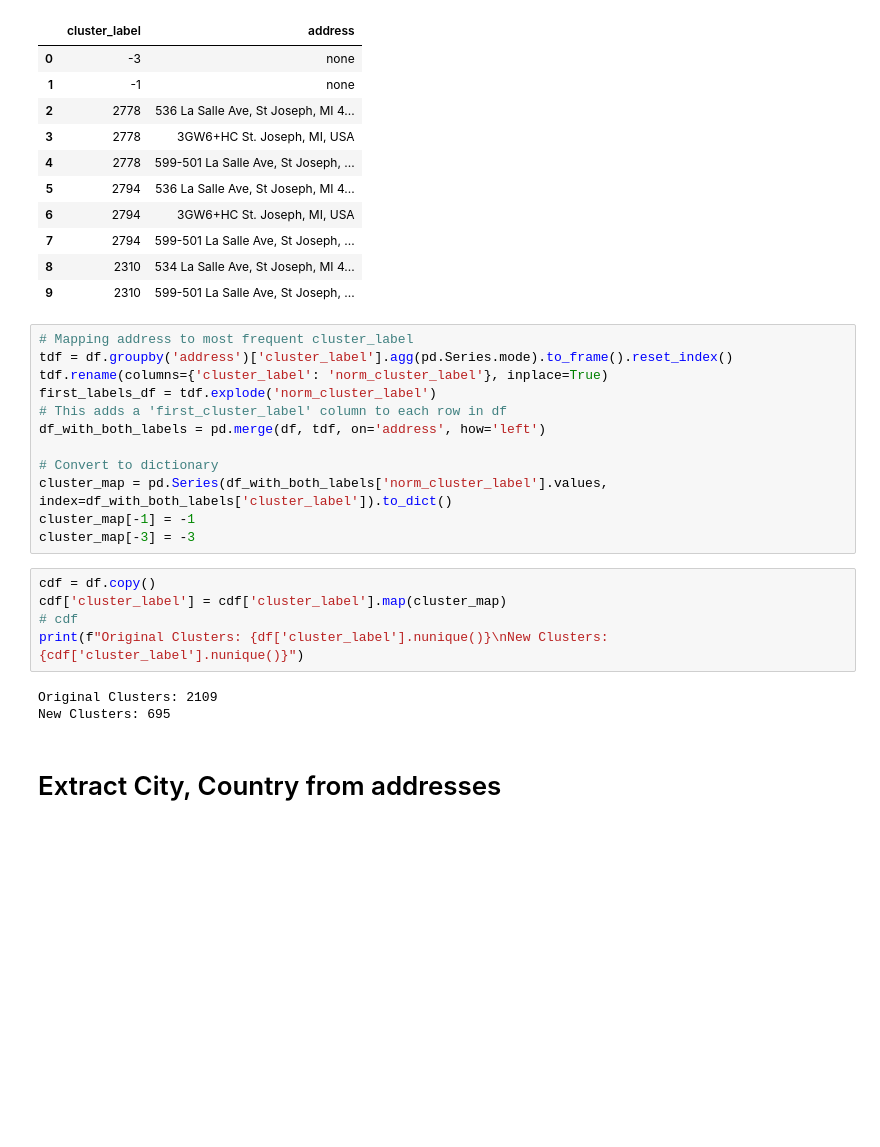
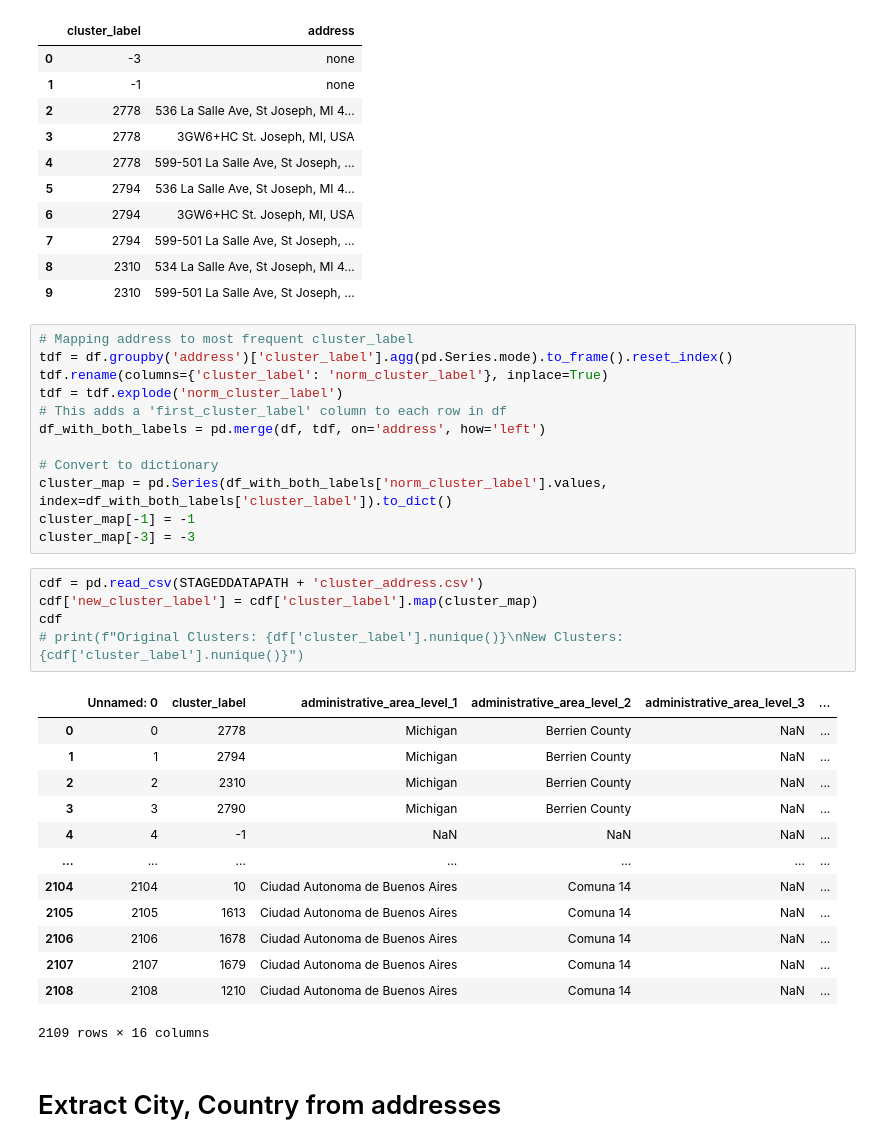
Before and after one commit to johnryanmcnally/tile_tracker_pipeline, a Jupyter notebook: data_handling/tile_data_playground.ipynb, the cells around one changed output. Saved outputs shown, nothing was run; the diff lists cells and outputs as text; blank space fills up the shorter version.

```diff
--- a/data_handling/tile_data_playground.ipynb
+++ b/data_handling/tile_data_playground.ipynb
@@ -48,7 +48,7 @@ df.head(10)
 # Mapping address to most frequent cluster_label
 tdf = df.groupby('address')['cluster_label'].agg(pd.Series.mode).to_frame().reset_index()
 tdf.rename(columns={'cluster_label': 'norm_cluster_label'}, inplace=True)
-first_labels_df = tdf.explode('norm_cluster_label')
+tdf = tdf.explode('norm_cluster_label')
 # This adds a 'first_cluster_label' column to each row in df
 df_with_both_labels = pd.merge(df, tdf, on='address', how='left')
 
@@ -57,13 +57,24 @@ cluster_map = pd.Series(df_with_both_labels['norm_cluster_label'].values, index=
 cluster_map[-1] = -1
 cluster_map[-3] = -3
 # %%
-cdf = df.copy()
-cdf['cluster_label'] = cdf['cluster_label'].map(cluster_map)
-# cdf
-print(f"Original Clusters: {df['cluster_label'].nunique()}\nNew Clusters: {cdf['cluster_label'].nunique()}")
+cdf = pd.read_csv(STAGEDDATAPATH + 'cluster_address.csv')
+cdf['new_cluster_label'] = cdf['cluster_label'].map(cluster_map)
+cdf
+# print(f"Original Clusters: {df['cluster_label'].nunique()}\nNew Clusters: {cdf['cluster_label'].nunique()}")
 # %% [output]
+|  | Unnamed: 0 | cluster_label | administrative_area_level_1 | administrative_area_level_2 | administrative_area_level_3 | ... |
+| 0 | 0 | 2778 | Michigan | Berrien County | NaN | ... |
+| 1 | 1 | 2794 | Michigan | Berrien County | NaN | ... |
+| 2 | 2 | 2310 | Michigan | Berrien County | NaN | ... |
+| 3 | 3 | 2790 | Michigan | Berrien County | NaN | ... |
+| 4 | 4 | -1 | NaN | NaN | NaN | ... |
+| ... | ... | ... | ... | ... | ... | ... |
+| 2104 | 2104 | 10 | Ciudad Autonoma de Buenos Aires | Comuna 14 | NaN | ... |
+| 2105 | 2105 | 1613 | Ciudad Autonoma de Buenos Aires | Comuna 14 | NaN | ... |
+| 2106 | 2106 | 1678 | Ciudad Autonoma de Buenos Aires | Comuna 14 | NaN | ... |
+| 2107 | 2107 | 1679 | Ciudad Autonoma de Buenos Aires | Comuna 14 | NaN | ... |
+| 2108 | 2108 | 1210 | Ciudad Autonoma de Buenos Aires | Comuna 14 | NaN | ... |
-Original Clusters: 2109
-New Clusters: 695
+2109 rows × 16 columns
 # %% [markdown]
 # Extract City, Country from addresses
 # %%
```
Also changed, not shown: 1 other file.
